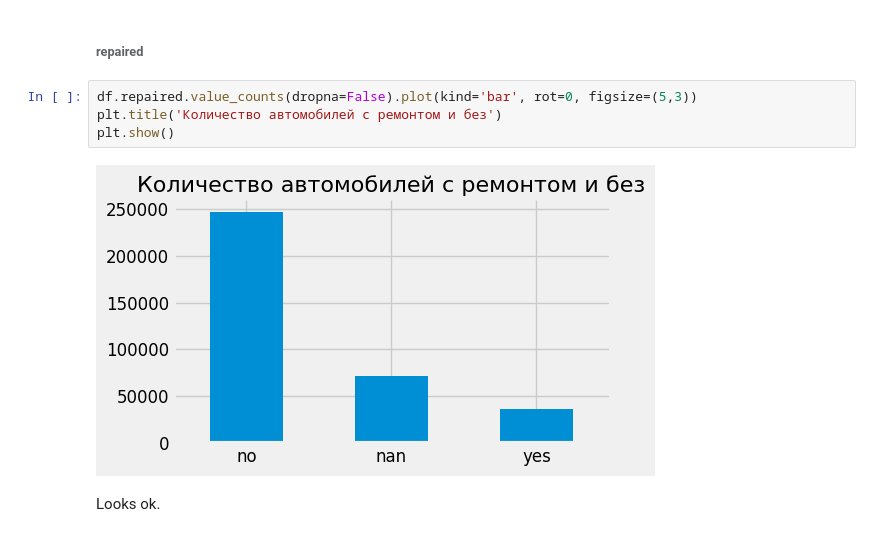
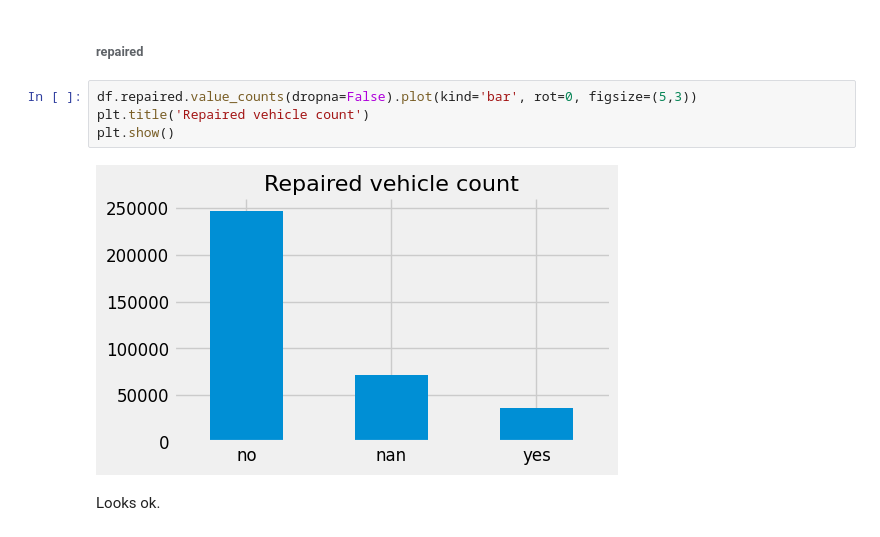
Before and after one commit to tmvfb/used-cars-dataset, a Jupyter notebook: notebook.ipynb, the cells around one changed output. Saved outputs shown, nothing was run; the diff lists cells and outputs as text.

```diff
--- a/notebook.ipynb
+++ b/notebook.ipynb
@@ -368,10 +368,10 @@ Name: fuel_type, dtype: int64
 ###### **repaired**
 # %%
 df.repaired.value_counts(dropna=False).plot(kind='bar', rot=0, figsize=(5,3))
-plt.title('Количество автомобилей с ремонтом и без')
+plt.title('Repaired vehicle count')
 plt.show()
 # %% [output]
-[figure, old version]
+[figure, new version]
 # %% [markdown]
 Looks ok.
 # %% [markdown]
```
Also changed, not shown: parts of 11 cells of this notebook.
